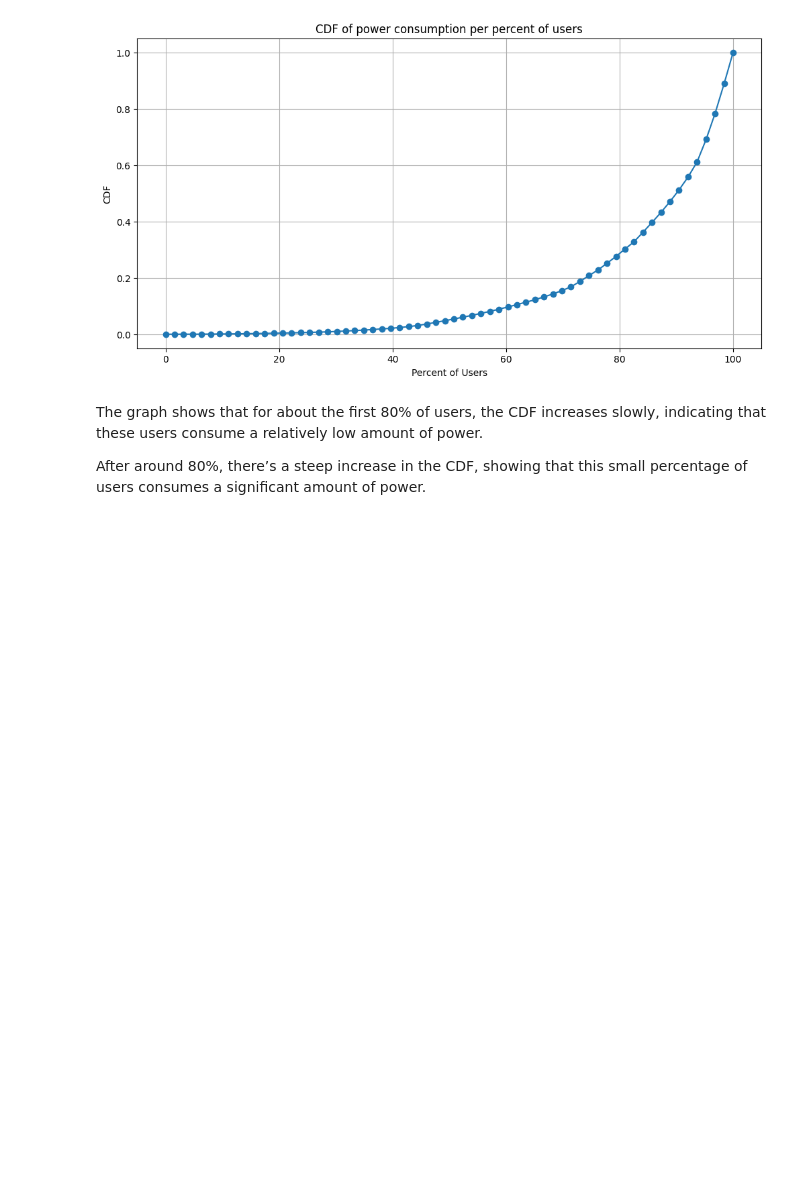
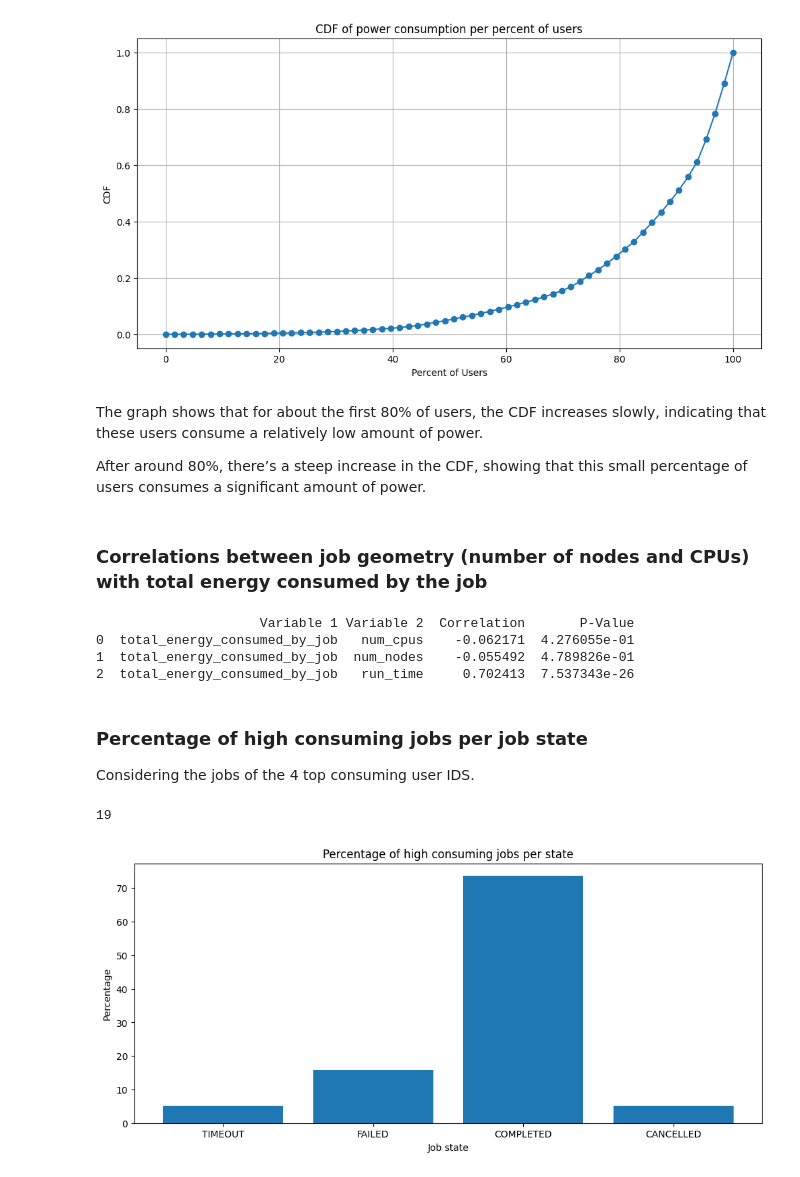
Before and after one commit to Marthyna/hpc-energy-consumption-profiling, a Jupyter notebook: notes/experiments.ipynb, the cells around one changed output. Drawn from its saved outputs; the diff is of its cells as text; code cells hidden in the pictures; blank space fills up the shorter version.

Commit message:
Experiments on power consmption per job state, most consuming users and power consumption prediction

```diff
--- a/notes/experiments.ipynb
+++ b/notes/experiments.ipynb
@@ -23,14 +24,18 @@ relevant_columns = ['array_job_id', 'group_id', 'job_id', 'nice',
        'num_cpus', 'num_nodes', 'partition', 'priority',
        'qos', 'run_time', 'user_id', 'node_x', 'value', 'node_y']
 
-root_directory = '../data'
 all_column_names = set()  # Set to use for column name consistency check
 success_flag = True  # Flag to check that all consistency checks passed
 chunk_size = 10000  # Chunk size for merging dataframes without using excessive memory
+total_jobs = 0
+
+# Dataframe to store the merged data
+merged_df_list = []
 
 # Iterate through each month folder
 for month_folder in os.listdir(root_directory):
     month_path = os.path.join(root_directory, month_folder)
+    print("Month: " + month_folder)
 
     if os.path.isdir(month_path):
         # Creating full file paths for the job information and total power data files
@@ -42,9 +47,6 @@ for month_folder in os.listdir(root_directory):
             job_info_chunks = pd.read_csv(job_info_filepath, dtype=column_dtypes, chunksize=chunk_size)
             total_power_chunks = pd.read_csv(total_power_filepath, chunksize=chunk_size)
 
-            # Dataframe to store the merged data
-            merged_df_list = []
-
             # Iterating through the chunks of job information and total power data, merging them on the 'job_id' column
             for job_info_chunk, total_power_chunk in zip(job_info_chunks, total_power_chunks):
                 merged_df_chunk = pd.merge(job_info_chunk, total_power_chunk, on='job_id', how='inner')
@@ -54,6 +56,7 @@ for month_folder in os.listdir(root_directory):
 
             # Concatenate all chunks into the final merged dataframe
             merged_df = pd.concat(merged_df_list, ignore_index=True)
+            total_jobs += len(merged_df)
 
             # Check column names consistency
             current_column_names = set(merged_df.columns)
@@ -78,6 +81,7 @@ for month_folder in os.listdir(root_directory):
             for job in merged_df['job_id'].unique():
                 node_data = merged_df[merged_df['job_id'] == job].sort_values(by='timestamp')
                 time_diff = pd.to_datetime(node_data['timestamp']).diff().iloc[1:].dt.total_seconds()
+
                 if not (time_diff == 20.0).all():
                     print(time_diff[time_diff != 20.0])
                     print(f'Timestamps for job {job} in month {month_folder} are not separated by 20 seconds.\n')
@@ -85,4 +89,7 @@ for month_folder in os.listdir(root_directory):
 
 if success_flag:
     print("All checks passed successfully for all files.")
+
+print("Total jobs in the cluster during the period: ", total_jobs)
+print(len(merged_df))
 # %% [output]
@@ -389,3 +420,45 @@ plt.show()
 The graph shows that for about the first 80% of users, the CDF increases slowly, indicating that these users consume a relatively low amount of power.
 
 After around 80%, there’s a steep increase in the CDF, showing that this small percentage of users consumes a significant amount of power.
+# %% [markdown]
+### Correlations between job geometry (number of nodes and CPUs) with total energy consumed by the job
+# %%
+import scipy.stats
+
+# Convert 'num_cpus' and 'num_nodes' to numeric
+energy_consumption_per_jobs['num_cpus'] = pd.to_numeric(energy_consumption_per_jobs['num_cpus'], errors='coerce')
+energy_consumption_per_jobs['num_nodes'] = pd.to_numeric(energy_consumption_per_jobs['num_nodes'], errors='coerce')
+
+# Calculate correlations and p-values between total energy consumed by job and its caracteristics
+columns = ['total_energy_consumed_by_job', 'num_cpus', 'num_nodes', 'run_time']
+corr_matrix = energy_consumption_per_jobs[columns].corr()
+pval_matrix = energy_consumption_per_jobs[columns].apply(lambda x: energy_consumption_per_jobs[columns].apply(lambda y: scipy.stats.pearsonr(x,y)[1]))
+
+# Create a dataframe for the correlation and p-values
+corr_pval_df = pd.DataFrame([(i, j, corr_matrix.loc[i, j], pval_matrix.loc[i, j]) for i in columns for j in columns if i != j], columns = ['Variable 1', 'Variable 2', 'Correlation', 'P-Value'])
+
+print(corr_pval_df[corr_pval_df['Variable 1'] == 'total_energy_consumed_by_job'])
+# %% [output]
+                     Variable 1 Variable 2  Correlation       P-Value
+0  total_energy_consumed_by_job   num_cpus    -0.062171  4.276055e-01
+1  total_energy_consumed_by_job  num_nodes    -0.055492  4.789826e-01
+2  total_energy_consumed_by_job   run_time     0.702413  7.537343e-26
+# %% [markdown]
+### Percentage of high consuming jobs per job state
+Considering the jobs of the 4 top consuming user IDS.
+# %%
+top_consumers = energy_consumption_per_users.tail(4)['user_id'].to_list()
+top_consumers_jobs = energy_consumption_per_jobs[energy_consumption_per_jobs['user_id'].isin(top_consumers)]
+
+job_states = ['TIMEOUT', 'FAILED', 'COMPLETED', 'CANCELLED']
+percentages = top_consumers_jobs['job_state'].value_counts(normalize=True).loc[job_states] * 100
+
+plt.figure(figsize=(12,5))
+plt.bar(job_states, percentages)
+plt.xlabel('Job state')
+plt.ylabel('Percentage')
+plt.title('Percentage of high consuming jobs per state')
+plt.show()
+# %% [output]
+19
+[figure, added]
```
Also changed, not shown: parts of 31 cells of this notebook, 1 other file.
